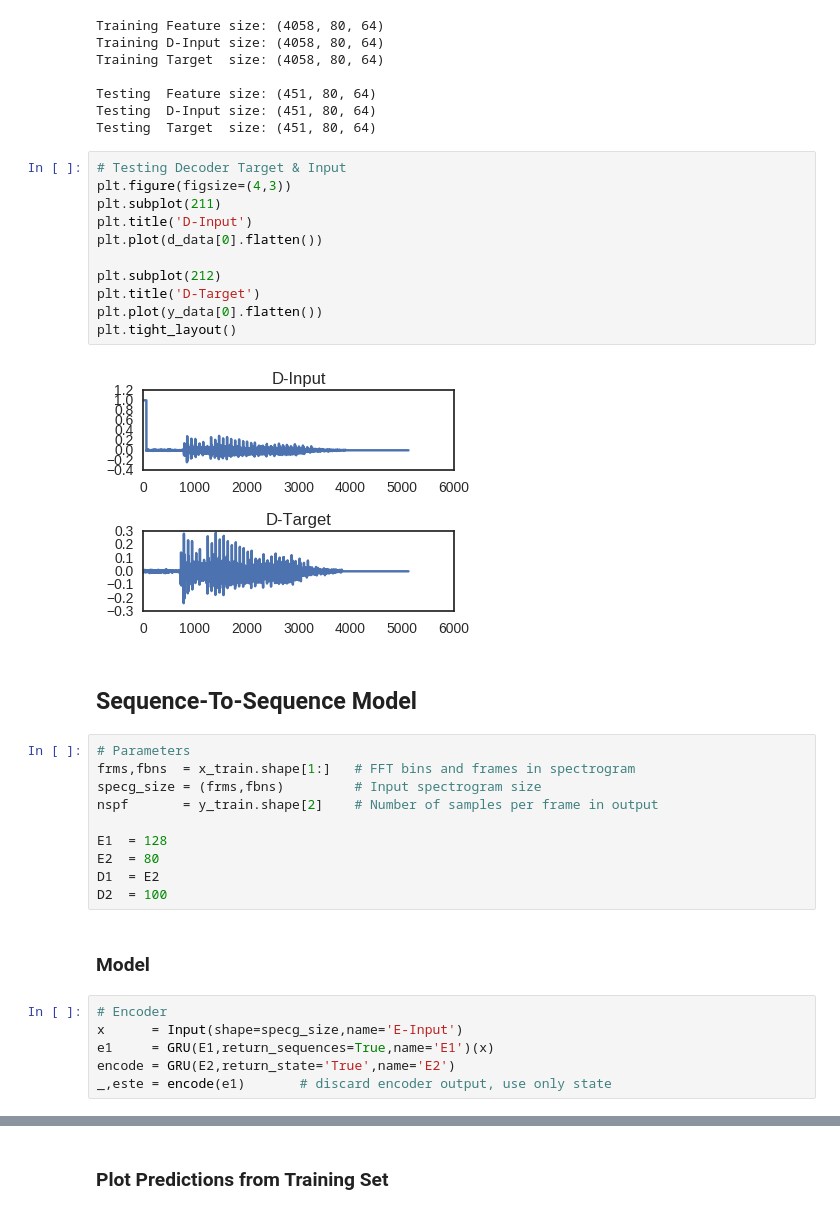
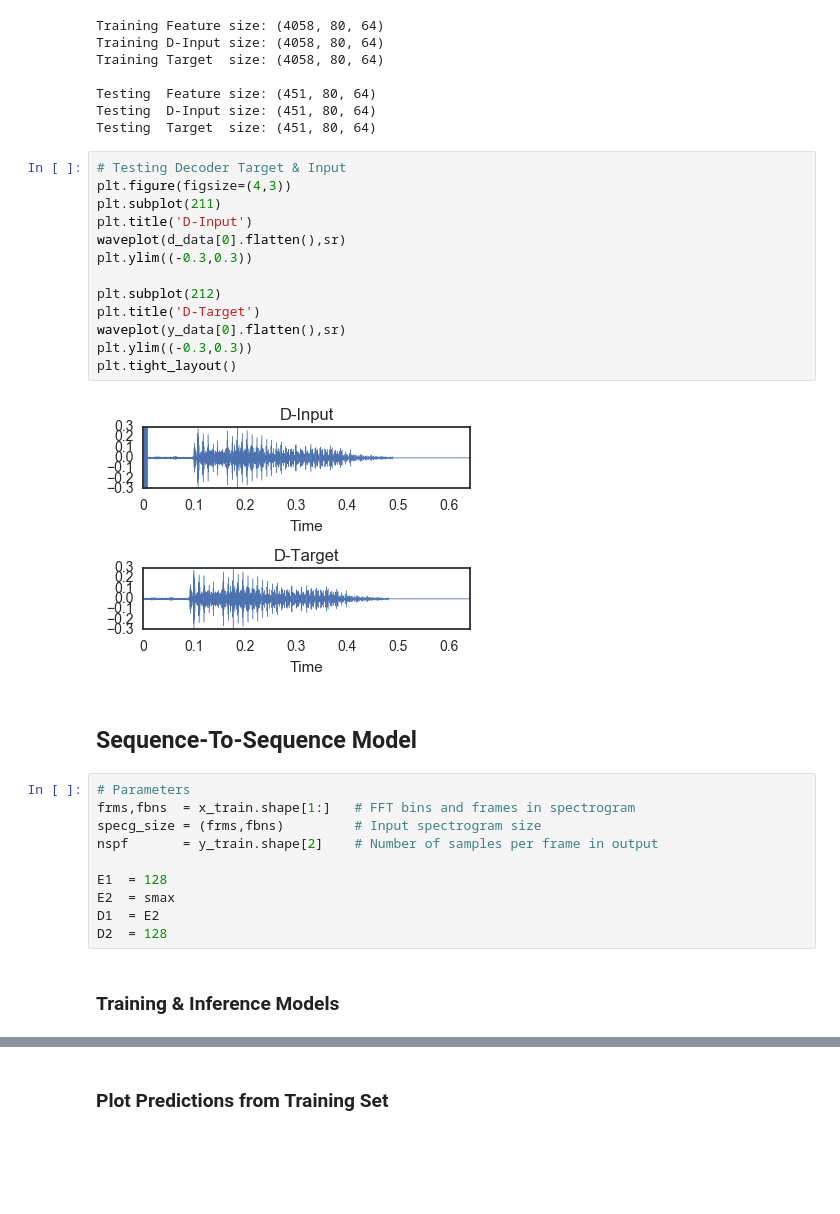
Before and after one commit to thayermldac/vae, a Jupyter notebook: RecoNet.ipynb, the cells around one changed output, grey strips where cells are left out. Saved outputs shown, nothing was run; the diff lists cells and outputs as text; blank space fills up the shorter version.

```diff
--- a/RecoNet.ipynb
+++ b/RecoNet.ipynb
@@ -169,16 +167,18 @@ Testing  Target  size: (451, 80, 64)
 # %%
 # Testing Decoder Target & Input
 plt.figure(figsize=(4,3))
 plt.subplot(211)
 plt.title('D-Input')
-plt.plot(d_data[0].flatten())
+waveplot(d_data[0].flatten(),sr)
+plt.ylim((-0.3,0.3))
 
 plt.subplot(212)
 plt.title('D-Target')
-plt.plot(y_data[0].flatten())
+waveplot(y_data[0].flatten(),sr)
+plt.ylim((-0.3,0.3))
 plt.tight_layout()
 # %% [output]
-[figure, old version]
+[figure, new version]
 # %% [markdown]
 ## Sequence-To-Sequence Model
 # %%
@@ -188,15 +188,9 @@ specg_size = (frms,fbns)         # Input spectrogram size
 nspf       = y_train.shape[2]    # Number of samples per frame in output
 
 E1  = 128
-E2  = 80
+E2  = smax
 D1  = E2
-D2  = 100
+D2  = 128
-# %% [markdown]
-### Model
-# %%
-# Encoder
-x      = Input(shape=specg_size,name='E-Input')
-e1     = GRU(E1,return_sequences=True,name='E1')(x)
-encode = GRU(E2,return_state='True',name='E2')
-_,este = encode(e1)       # discard encoder output, use only state
+# %% [markdown]
+### Training & Inference Models
 # %%
```
Also changed, not shown: parts of 14 cells of this notebook.
